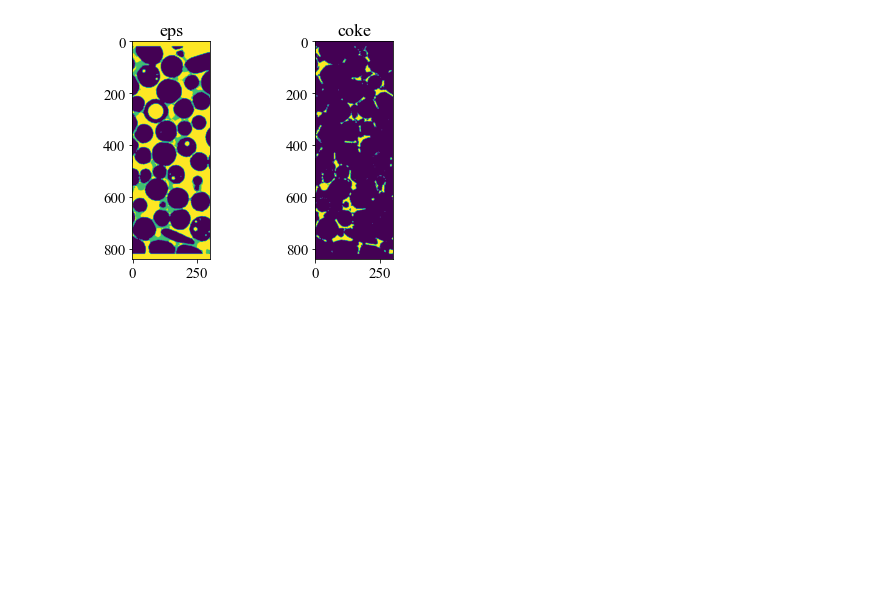
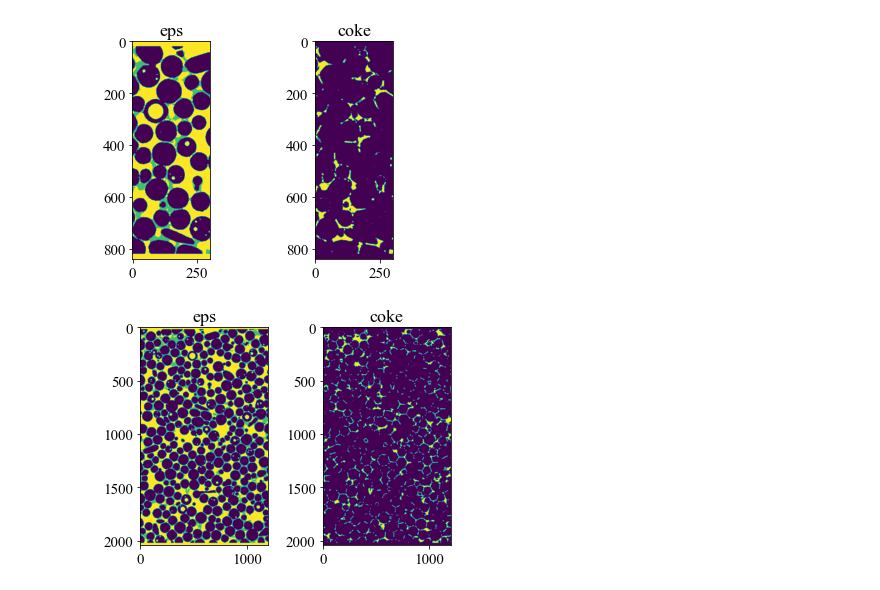
Before and after one commit to anoldfriend0718/openfoam, a Jupyter notebook: applications/solvers/cokeCombustionFoam/SegregatedSteps/runs/complicatedPorousMedia/structures/processStructure.ipynb, the cells around one changed output. Cells and saved outputs as stored; diff of their text form; code cells hidden in the pictures; blank space fills up the shorter version.

```diff
--- a/applications/solvers/cokeCombustionFoam/SegregatedSteps/runs/complicatedPorousMedia/structures/processStructure.ipynb
+++ b/applications/solvers/cokeCombustionFoam/SegregatedSteps/runs/complicatedPorousMedia/structures/processStructure.ipynb
@@ -236,3 +256,9 @@ targetDir="./export/artifacts/medium"
 convert(medium_plus,templateDir,targetDir)
 # %% [output]
 [figure]
+# %%
+templateDir="./export/template"
+targetDir="./export/artifacts/full"
+convert(full_plus,templateDir,targetDir)
+# %% [output]
+[figure, added]
```
Also changed, not shown: parts of 2 cells of this notebook, 4 other files.
